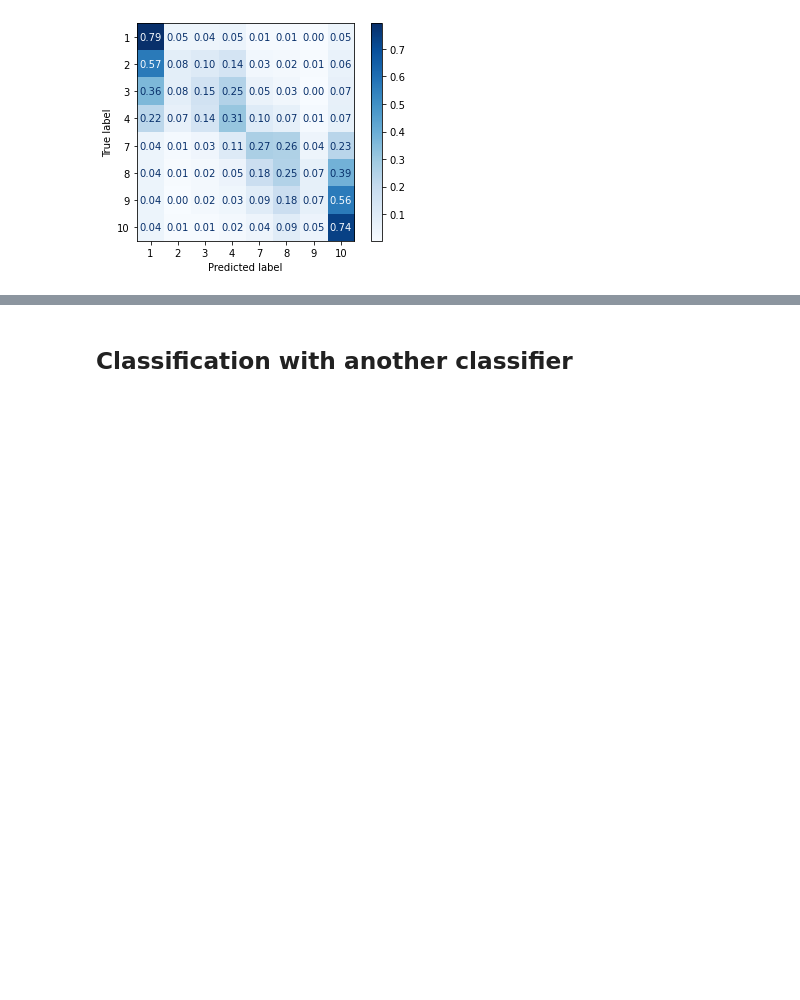
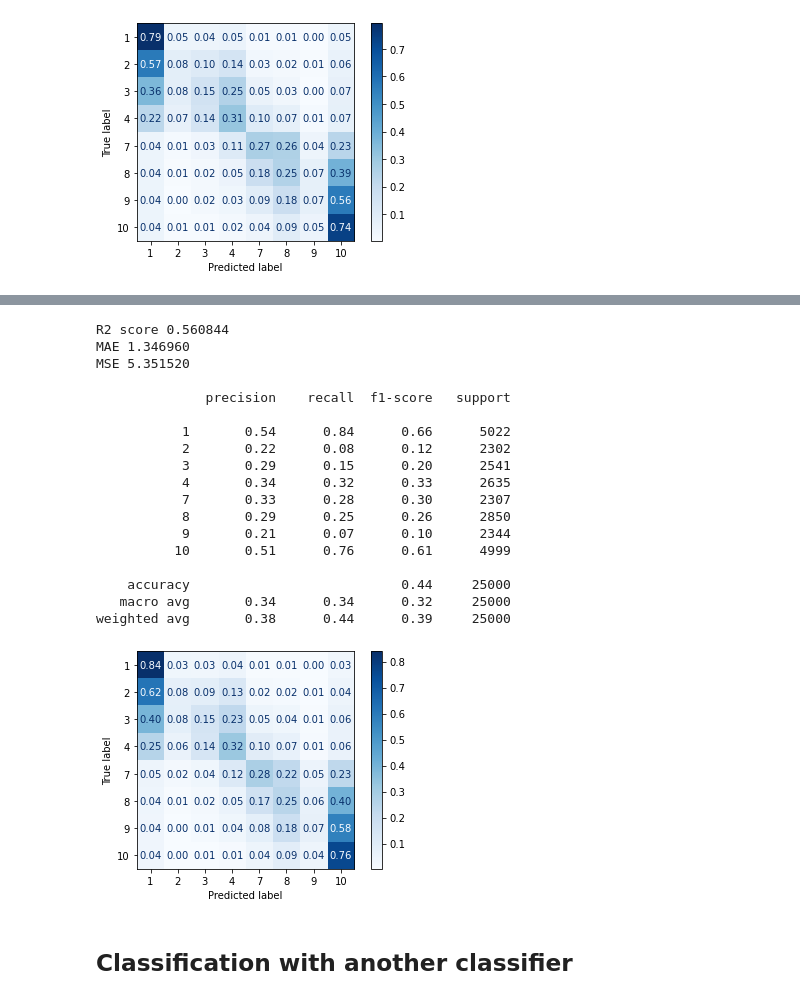
Before and after one commit to Wadaboa/nlp-assignments, a Jupyter notebook: sentiment_analysis.ipynb, the cells around one changed output, grey strips where cells are left out. Cells and saved outputs as stored; diff of their text form; code cells hidden in the pictures; blank space fills up the shorter version.

```diff
--- a/sentiment_analysis.ipynb
+++ b/sentiment_analysis.ipynb
@@ -692,0 +765,33 @@ weighted avg       0.37      0.42      0.38     25000
+# %%
+pipeline = Pipeline(
+    [
+        ("vect", CountVectorizer(ngram_range=(1, 2), max_df=0.9)),
+        ("tfidf", TfidfTransformer(sublinear_tf=True, use_idf=True)),
+        ("scaler", Normalizer()),
+        ("clf", LinearSVC(random_state=RANDOM_SEED, dual=False)),
+    ]
+)
+
+parameters = {
+    # "vect__preprocessor": preprocessing_funcs,
+    # "vect__min_df": np.linspace(0, 0.1, 3),
+    # "vect__max_df": np.linspace(0.5, 0.9, 3),
+    # "clf__kernel": ["rbf", "poly", "sigmoid"],
+    # "clf__gamma": ["auto", "scale"],
+    # "clf__tol": [1e-2, 1e-3, 1e-4]
+    "clf__penalty": ["l1", "l2"],
+    "clf__tol": np.linspace(1e-2, 1e-6, 4),
+    "clf__C": np.linspace(1, 1000, 4),
+    "clf__fit_intercept": [True, False],
+}
+searcher = GridSearchCV(
+    estimator=pipeline,
+    param_grid=parameters,
+    scoring="r2",
+    cv=3,
+    n_jobs=-1,
+    return_train_score=True,
+    verbose=1,
+)
+classifier = searcher.fit(train_corpus, train_scores)
+print_results(searcher)
@@ -692,0 +802,23 @@ weighted avg       0.37      0.42      0.38     25000
+# %%
+pred_train_scores, pred_test_scores = predict(classifier, train_corpus, test_corpus)
+print_evaluation(test_scores, pred_test_scores)
+# %% [output]
+R2 score 0.560844
+MAE 1.346960
+MSE 5.351520
+
+              precision    recall  f1-score   support
+
+           1       0.54      0.84      0.66      5022
+           2       0.22      0.08      0.12      2302
+           3       0.29      0.15      0.20      2541
+           4       0.34      0.32      0.33      2635
+           7       0.33      0.28      0.30      2307
+           8       0.29      0.25      0.26      2850
+           9       0.21      0.07      0.10      2344
+          10       0.51      0.76      0.61      4999
+
+    accuracy                           0.44     25000
+   macro avg       0.34      0.34      0.32     25000
+weighted avg       0.38      0.44      0.39     25000
+[figure, added]
```
Also changed, not shown: parts of 18 cells of this notebook.
